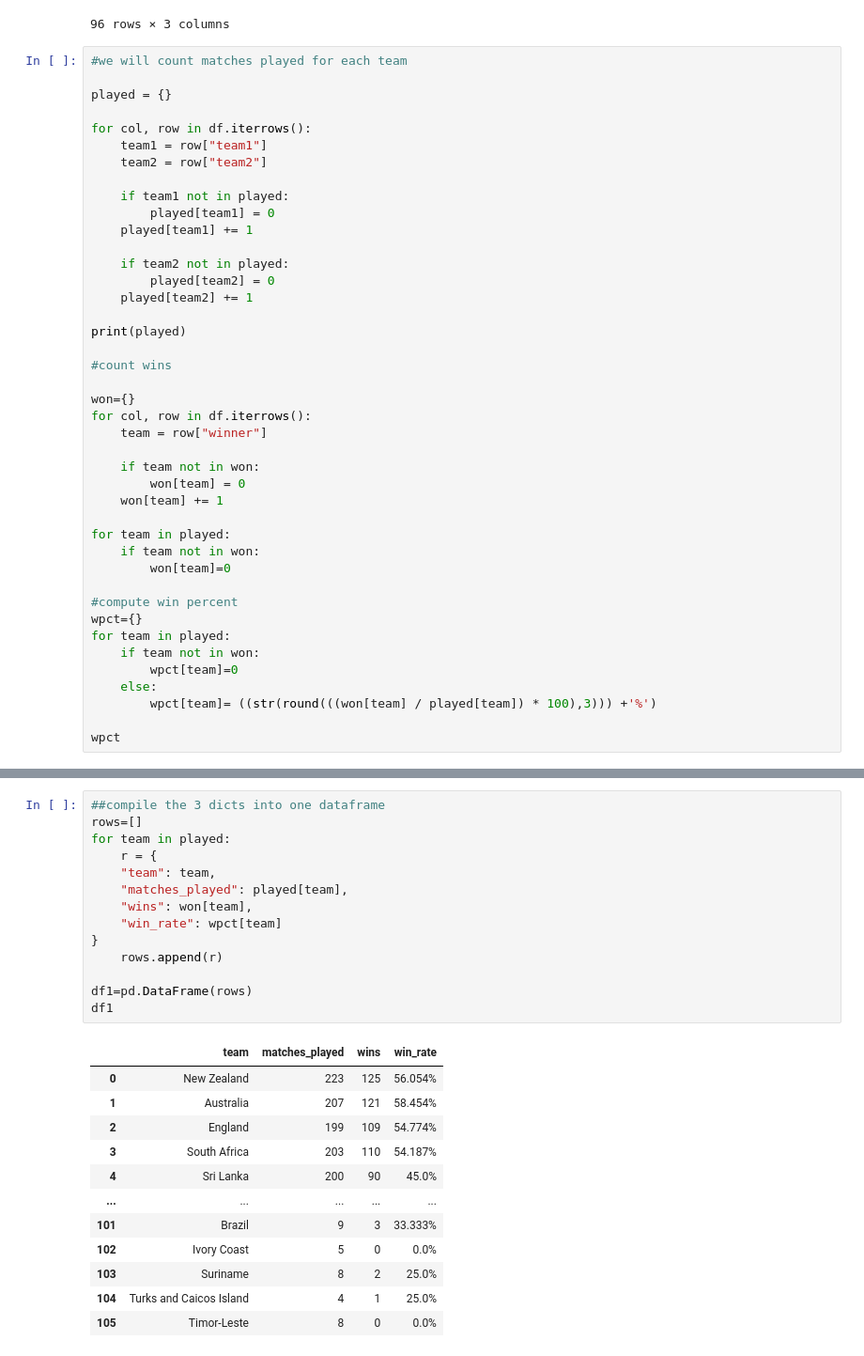
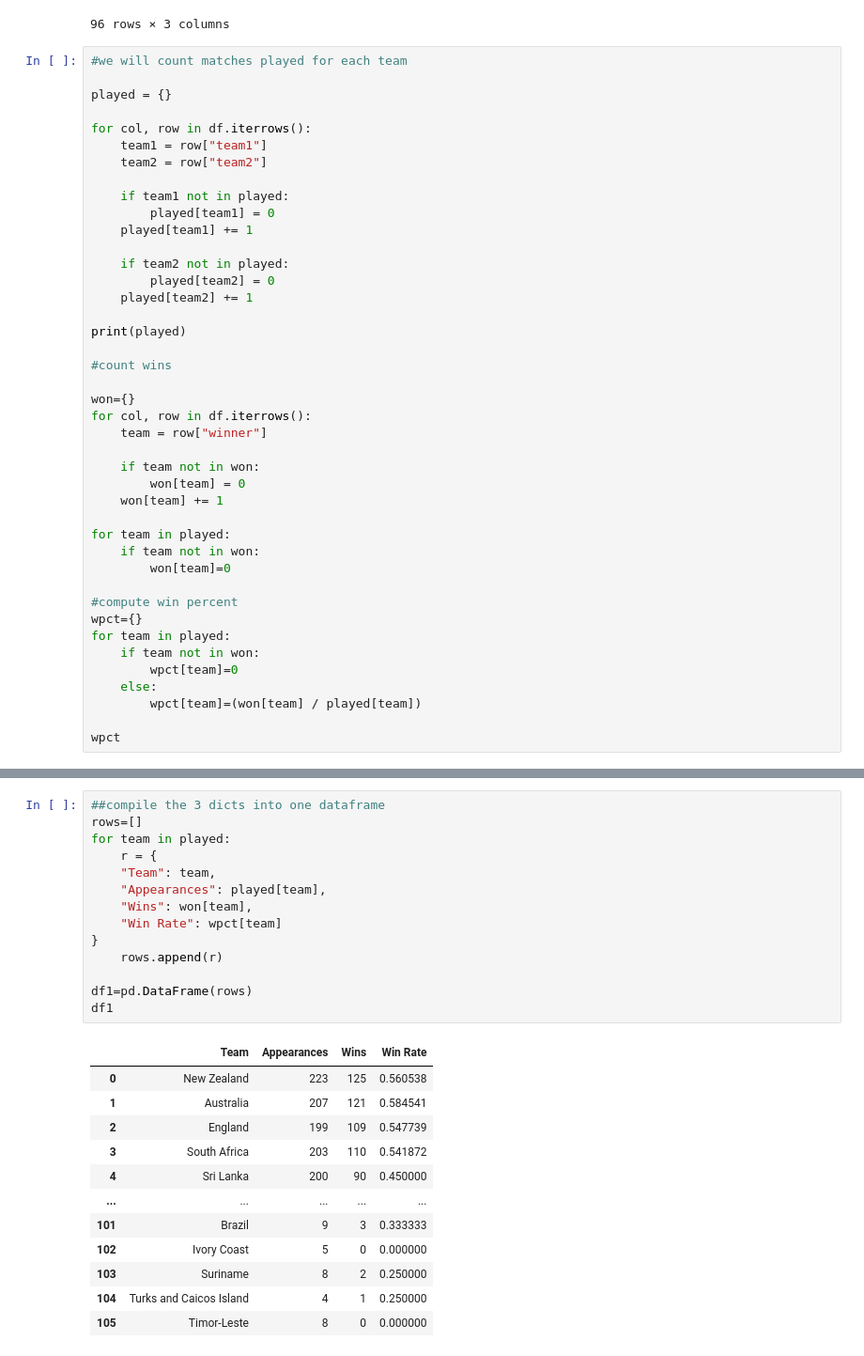
Before and after one commit to 1cheema1/t20wc, a Jupyter notebook: mainfx.ipynb, the cells around one changed output, grey strips where cells are left out. Shown at 94% size. Saved outputs shown, nothing was run; the diff lists cells and outputs as text.

```diff
--- a/mainfx.ipynb
+++ b/mainfx.ipynb
@@ -120,7 +120,7 @@ for team in played:
     if team not in won:
         wpct[team]=0
     else:
-        wpct[team]= ((str(round(((won[team] / played[team]) * 100),3))) +'%')
+        wpct[team]=(won[team] / played[team])
 
 wpct
 # %% [output]
@@ -145,28 +145,28 @@ wpct
 # %%
 ##compile the 3 dicts into one dataframe
 rows=[]
 for team in played:
     r = {
-    "team": team,
-    "matches_played": played[team],
-    "wins": won[team],
-    "win_rate": wpct[team]
+    "Team": team,
+    "Appearances": played[team],
+    "Wins": won[team],
+    "Win Rate": wpct[team]
 }
     rows.append(r)
 
 df1=pd.DataFrame(rows)
 df1
 # %% [output]
-|  | team | matches_played | wins | win_rate |
-| 0 | New Zealand | 223 | 125 | 56.054% |
-| 1 | Australia | 207 | 121 | 58.454% |
-| 2 | England | 199 | 109 | 54.774% |
-| 3 | South Africa | 203 | 110 | 54.187% |
-| 4 | Sri Lanka | 200 | 90 | 45.0% |
+|  | Team | Appearances | Wins | Win Rate |
+| 0 | New Zealand | 223 | 125 | 0.560538 |
+| 1 | Australia | 207 | 121 | 0.584541 |
+| 2 | England | 199 | 109 | 0.547739 |
+| 3 | South Africa | 203 | 110 | 0.541872 |
+| 4 | Sri Lanka | 200 | 90 | 0.450000 |
 | ... | ... | ... | ... | ... |
-| 101 | Brazil | 9 | 3 | 33.333% |
-| 102 | Ivory Coast | 5 | 0 | 0.0% |
-| 103 | Suriname | 8 | 2 | 25.0% |
-| 104 | Turks and Caicos Island | 4 | 1 | 25.0% |
-| 105 | Timor-Leste | 8 | 0 | 0.0% |
+| 101 | Brazil | 9 | 3 | 0.333333 |
+| 102 | Ivory Coast | 5 | 0 | 0.000000 |
+| 103 | Suriname | 8 | 2 | 0.250000 |
+| 104 | Turks and Caicos Island | 4 | 1 | 0.250000 |
+| 105 | Timor-Leste | 8 | 0 | 0.000000 |
 106 rows × 4 columns
```
Also changed, not shown: parts of 4 cells of this notebook.
